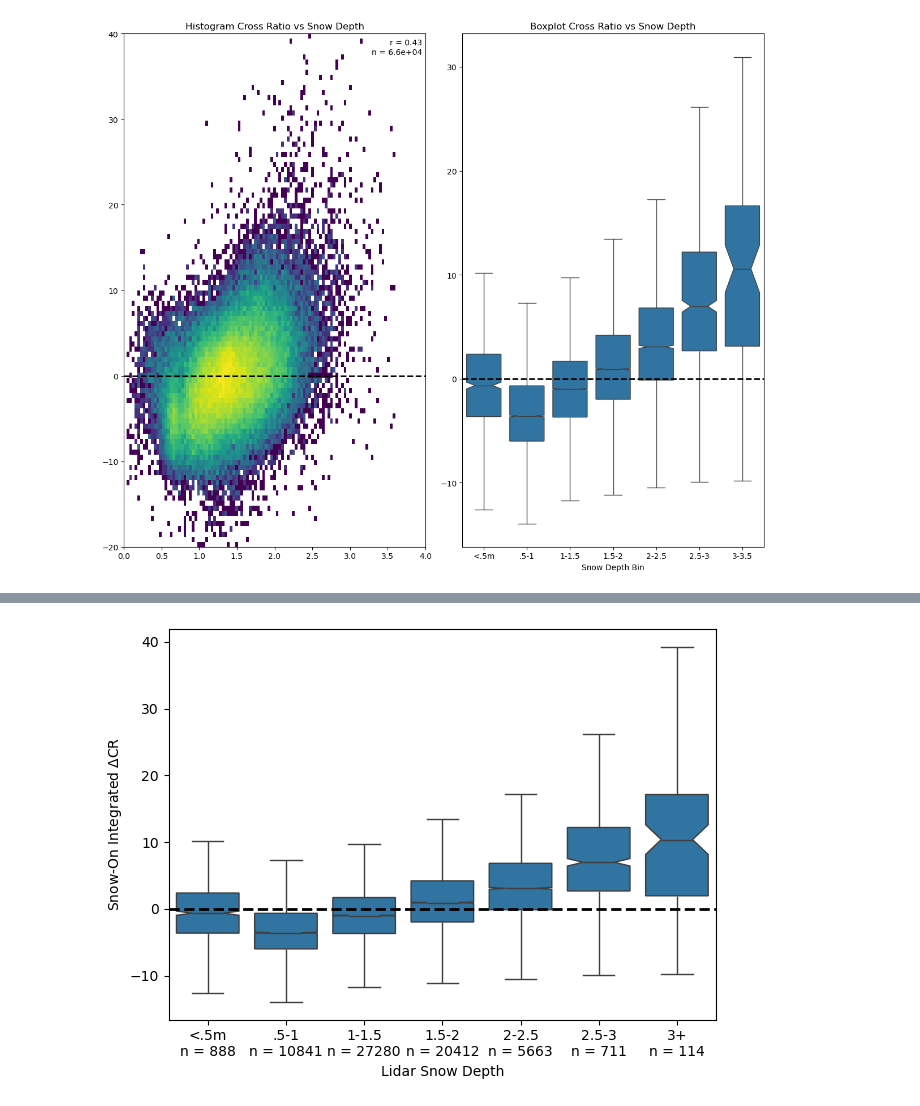
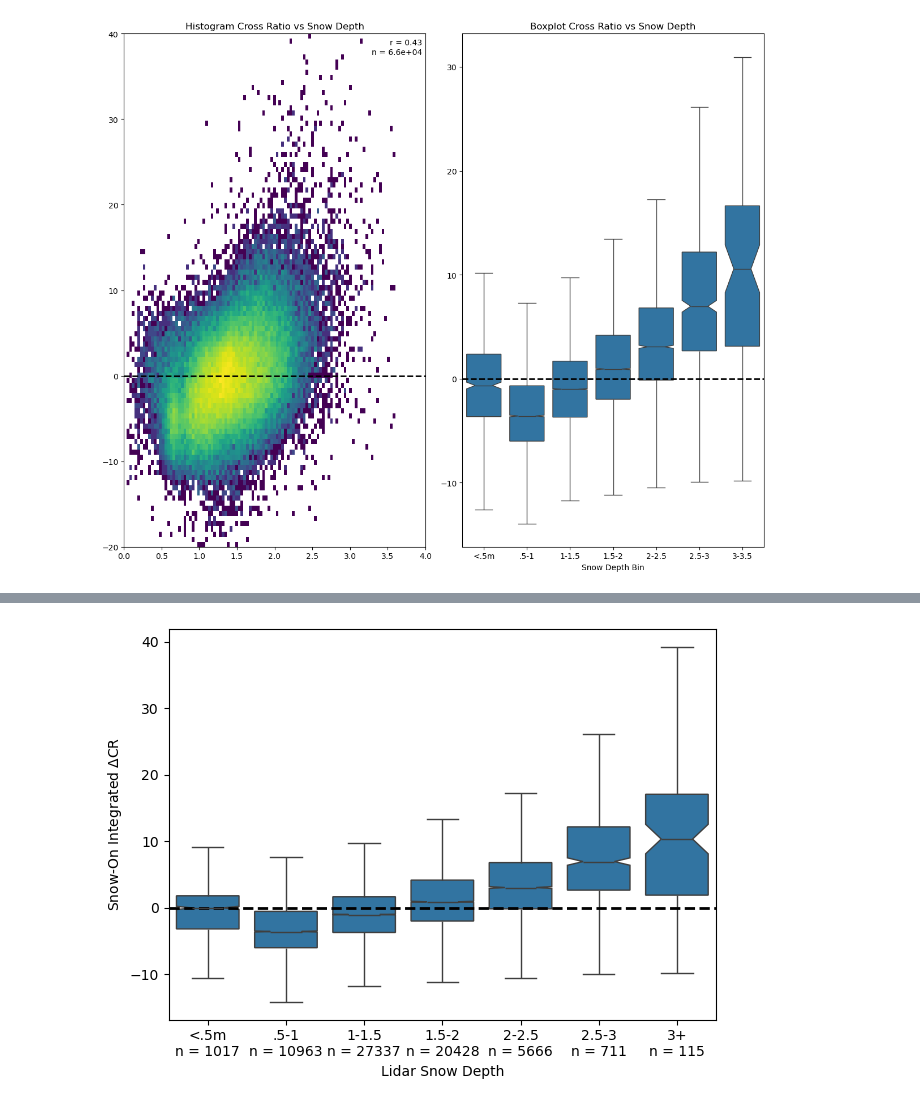
Before and after one commit to ZachHoppinen/spicy-analysis, a Jupyter notebook: src/compare/cr_signal/cr_signal_figures.ipynb, the cells around one changed output, grey strips where cells are left out. Saved outputs shown, nothing was run; the diff lists cells and outputs as text; code cells hidden in the pictures.

Commit message:
small figure fixes

```diff
--- a/src/compare/cr_signal/cr_signal_figures.ipynb
+++ b/src/compare/cr_signal/cr_signal_figures.ipynb
@@ -220,0 +217,22 @@ array([ 170,  427,  844, 1543, 1083,  355,   72])
+# %%
+res = pd.DataFrame()
+all_pixels = 0
+all_dry_pixel = 0
+for stem, ds in dss.items():
+    if stem == 'Frasier_2020-02-11':
+        im_date = pd.to_datetime('2020-02-16')
+    else:
+        im_date = pd.to_datetime(ds.sel(time = ds.attrs['lidar-flight-time'], method = 'nearest').time.values.ravel()[0])
+    site_name = stem.replace('_', ' ').split('-')[0].replace('Little Cottonwood', 'LCC').replace('Frasier', 'Fraser')
+
+    x, y = ds['snow_depth'].sel(time = im_date, method = 'nearest'), ds['lidar-sd']
+    pxl_cnt = (~np.isnan(x)) & (~np.isnan(y))
+
+    x, y = ds['snow_depth'].sel(time = im_date, method = 'nearest'), ds['lidar-sd']
+    x = x.where(ds['wet_snow'].sel(time = im_date, method = 'nearest') == 0)
+    dry_pxl_cnt = (~np.isnan(x)) & (~np.isnan(y))
+
+    res.loc[site_name, 'valid_pixels'] = pxl_cnt.sum().data.ravel()[0]
+    res.loc[site_name, 'valid_dry_pixels'] = dry_pxl_cnt.sum().data.ravel()[0]
+res.loc['all', ['valid_pixels', 'valid_dry_pixels']] = res.sum(axis = 0).values
+res
@@ -221,33 +251,33 @@ array([ 170,  427,  844, 1543, 1083,  355,   72])
 # %%
 fig, ax6 = plt.subplots()
 xs, ys = [], []
 for name, ds in dss.items():
     # ds = ds.where(ds['fcf'] < 0.5)
     x = ds['lidar-sd'].data.ravel()
     y = ds['deltaCR'].where((ds['ims'] == 4)).sum(['time']).data.ravel()
-    idx = ~np.isnan(x) & ~np.isnan(y) & (y != 0)
+    idx = ~np.isnan(x) & ~np.isnan(y) #& (y != 0)
     x, y = x[idx], y[idx]
     xs.extend(x)
     ys.extend(y)
 
 x_y_df = pd.DataFrame(np.column_stack([xs, ys]), columns = ['snow_depth', 'CR'])
 bins = np.arange(0, 4, 0.5)
 bins[-1] = 6
 # bins = [0, 0.5, 1, 1.5, 2, 2.5, 6]
 x_y_df['sd_bin'] = pd.cut(x_y_df.snow_depth, bins, labels = ['<.5m', '.5-1', '1-1.5', '1.5-2','2-2.5','2.5-3', '3+'])
 sns.boxplot(x_y_df, x = 'sd_bin', y = 'CR', ax = ax6, showmeans = False, showfliers = False, notch = True)
 kwargs = {'alpha':0}
 # sns.barplot(x="sd_bin", y="CR", data=x_y_df, capsize=.1, n_boot=1000, errorbar=('ci', 95), errwidth=2,ax = ax6, **kwargs)
 ax6.axhline(0, linestyle ='dashed',color='k', linewidth = 2)
 # ax6.set_title('Cross Ratio vs Snow Depth')
 ax6.set_ylabel('Snow-On Integrated $\Delta$CR')
 ax6.set_xlabel('Lidar Snow Depth')
-components = list(zip([lab.get_text() for lab in ax6.get_xticklabels()],x_y_df['sd_bin'].value_counts(sort = False).values))
+components = list(zip([lab.get_text() for lab in ax6.get_xticklabels()],x_y_df['sd_bin'].dropna().value_counts(sort = False).values))
 new_labels = [l[0]+f'\nn = {l[1]}' for l in components]
 ax6.set_xticklabels(new_labels)
 
 
 
 plt.tight_layout()
 # %% [output]
-[figure, old version]
+[figure, new version]
```
Also changed, not shown: parts of 2 cells of this notebook, 5 other files.
